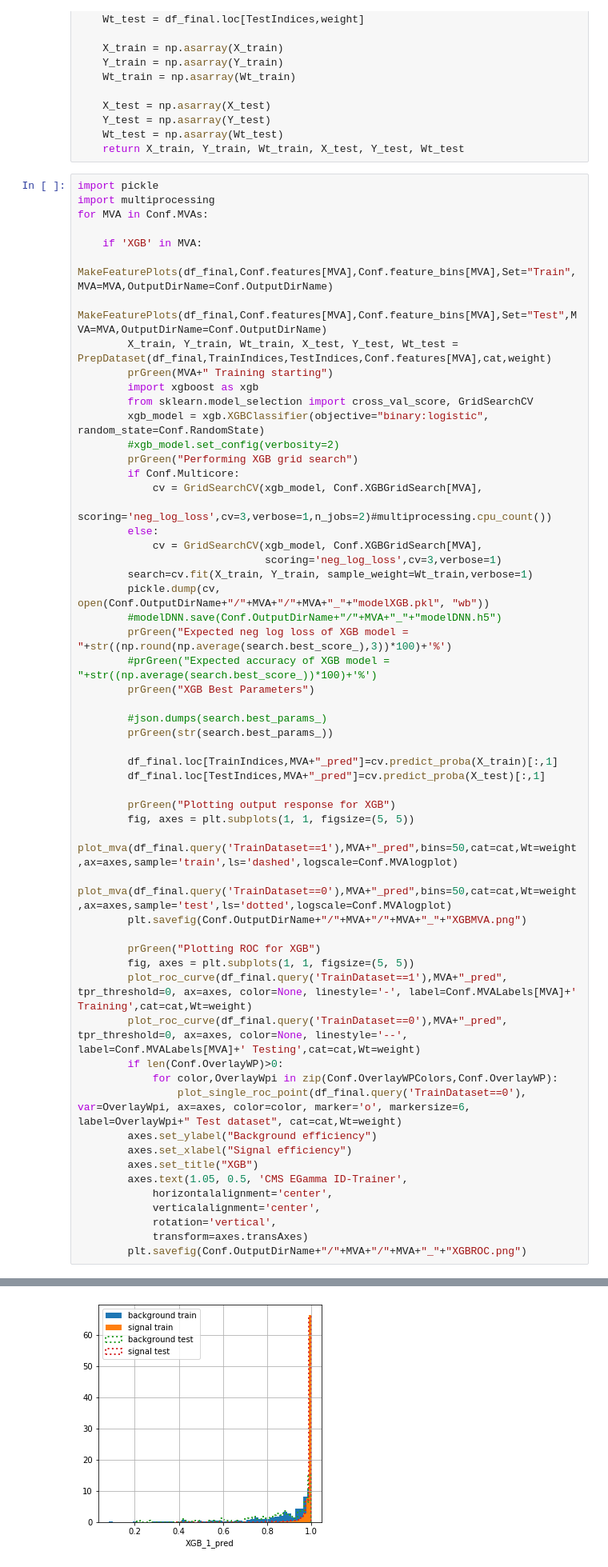
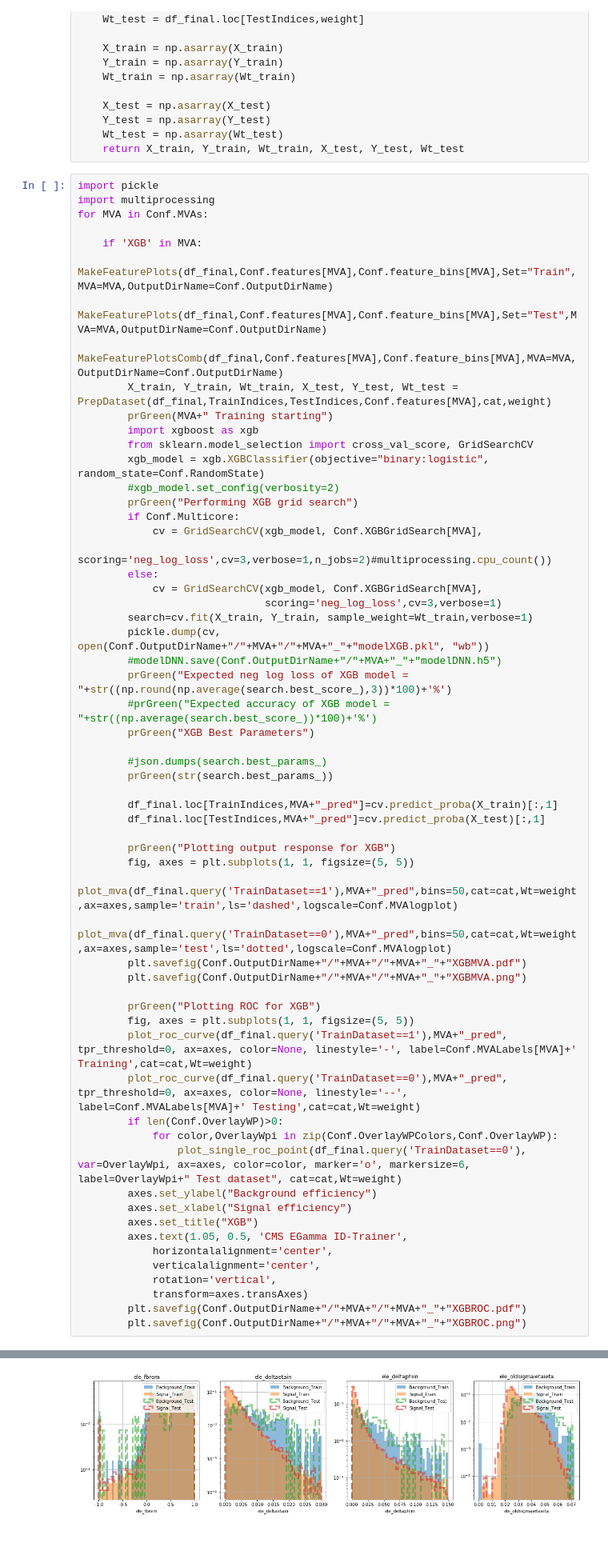
Before and after one commit to cms-egamma/ID-Trainer, a Jupyter notebook: Trainer.ipynb, the cells around one changed output, grey strips where cells are left out. Shown: that part at 80% size. Saved outputs shown, nothing was run; the diff lists cells and outputs as text; blank space fills up the shorter version.

```diff
--- a/Trainer.ipynb
+++ b/Trainer.ipynb
@@ -150,6 +151,7 @@ for MVA in Conf.MVAs:
     if 'XGB' in MVA:
         MakeFeaturePlots(df_final,Conf.features[MVA],Conf.feature_bins[MVA],Set="Train",MVA=MVA,OutputDirName=Conf.OutputDirName)
         MakeFeaturePlots(df_final,Conf.features[MVA],Conf.feature_bins[MVA],Set="Test",MVA=MVA,OutputDirName=Conf.OutputDirName)
+        MakeFeaturePlotsComb(df_final,Conf.features[MVA],Conf.feature_bins[MVA],MVA=MVA,OutputDirName=Conf.OutputDirName)
         X_train, Y_train, Wt_train, X_test, Y_test, Wt_test = PrepDataset(df_final,TrainIndices,TestIndices,Conf.features[MVA],cat,weight)
         prGreen(MVA+" Training starting")
         import xgboost as xgb
@@ -180,6 +182,7 @@ for MVA in Conf.MVAs:
         fig, axes = plt.subplots(1, 1, figsize=(5, 5))
         plot_mva(df_final.query('TrainDataset==1'),MVA+"_pred",bins=50,cat=cat,Wt=weight,ax=axes,sample='train',ls='dashed',logscale=Conf.MVAlogplot)
         plot_mva(df_final.query('TrainDataset==0'),MVA+"_pred",bins=50,cat=cat,Wt=weight,ax=axes,sample='test',ls='dotted',logscale=Conf.MVAlogplot)
+        plt.savefig(Conf.OutputDirName+"/"+MVA+"/"+MVA+"_"+"XGBMVA.pdf")
         plt.savefig(Conf.OutputDirName+"/"+MVA+"/"+MVA+"_"+"XGBMVA.png")
 
         prGreen("Plotting ROC for XGB")
@@ -197,6 +200,7 @@ for MVA in Conf.MVAs:
             verticalalignment='center',
             rotation='vertical',
             transform=axes.transAxes)
+        plt.savefig(Conf.OutputDirName+"/"+MVA+"/"+MVA+"_"+"XGBROC.pdf")
         plt.savefig(Conf.OutputDirName+"/"+MVA+"/"+MVA+"_"+"XGBROC.png")
 # %% [output]
  MakingTrain dataset feature plots
@@ -221,8 +227,8 @@ Fitting 3 folds for each of 4 candidates, totalling 12 fits
  Expected neg log loss of XGB model = -5.5%
  XGB Best Parameters
  {'gamma': 1, 'learning_rate': 0.1}
  Plotting output response for XGB
  Plotting ROC for XGB
 [figure]
 [figure]
-[figure, old version]
+[figure, new version]
```
Also changed, not shown: parts of 7 cells of this notebook, 2 other files.
